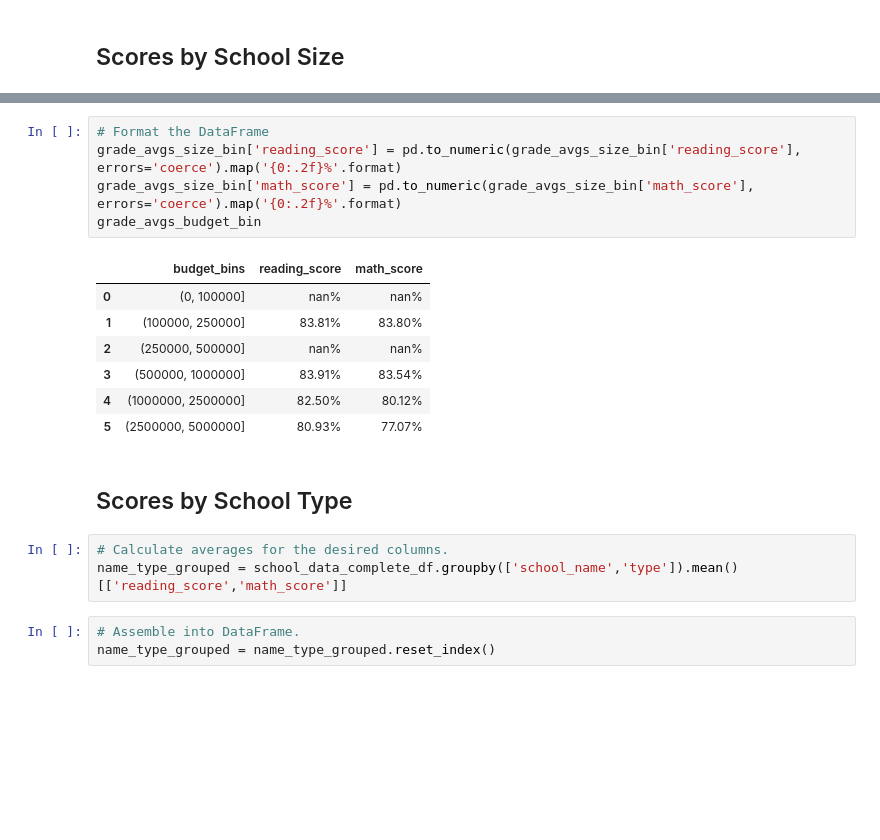
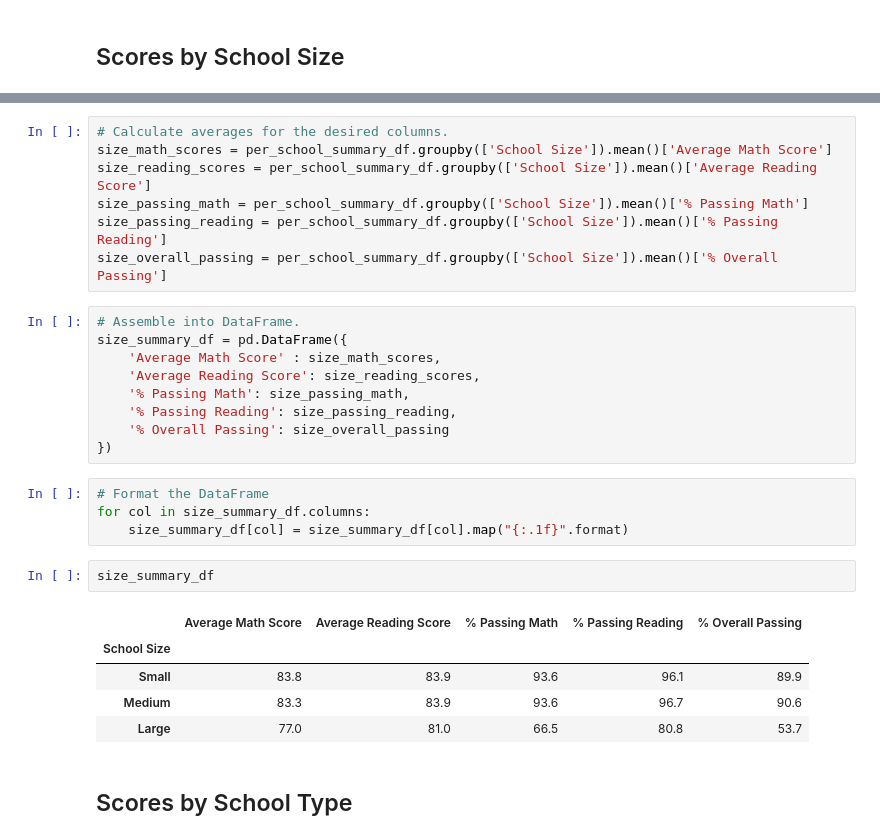
Before and after one commit to liam-selfors/School_District_Analysis, a Jupyter notebook: PyCitySchools_Challenge.ipynb, the cells around one changed output, grey strips where cells are left out. Cells and saved outputs as stored; diff of their text form; blank space fills up the shorter version.

```diff
--- a/PyCitySchools_Challenge.ipynb
+++ b/PyCitySchools_Challenge.ipynb
@@ -490,21 +485,30 @@ grade_avgs_size_bin = grade_avgs_size_bin.reset_index()
-# %%
-# Format the DataFrame
-grade_avgs_size_bin['reading_score'] = pd.to_numeric(grade_avgs_size_bin['reading_score'], errors='coerce').map('{0:.2f}%'.format)
-grade_avgs_size_bin['math_score'] = pd.to_numeric(grade_avgs_size_bin['math_score'], errors='coerce').map('{0:.2f}%'.format)
-grade_avgs_budget_bin
-# %% [output]
-|  | budget_bins | reading_score | math_score |
-| 0 | (0, 100000] | nan% | nan% |
-| 1 | (100000, 250000] | 83.81% | 83.80% |
-| 2 | (250000, 500000] | nan% | nan% |
-| 3 | (500000, 1000000] | 83.91% | 83.54% |
-| 4 | (1000000, 2500000] | 82.50% | 80.12% |
-| 5 | (2500000, 5000000] | 80.93% | 77.07% |
+# %%
+# Calculate averages for the desired columns.
+size_math_scores = per_school_summary_df.groupby(['School Size']).mean()['Average Math Score']
+size_reading_scores = per_school_summary_df.groupby(['School Size']).mean()['Average Reading Score']
+size_passing_math = per_school_summary_df.groupby(['School Size']).mean()['% Passing Math']
+size_passing_reading = per_school_summary_df.groupby(['School Size']).mean()['% Passing Reading']
+size_overall_passing = per_school_summary_df.groupby(['School Size']).mean()['% Overall Passing']
+# %%
+# Assemble into DataFrame.
+size_summary_df = pd.DataFrame({
+    'Average Math Score' : size_math_scores,
+    'Average Reading Score': size_reading_scores,
+    '% Passing Math': size_passing_math,
+    '% Passing Reading': size_passing_reading,
+    '% Overall Passing': size_overall_passing
+})
+# %%
+# Format the DataFrame
+for col in size_summary_df.columns:
+    size_summary_df[col] = size_summary_df[col].map("{:.1f}".format)
+# %%
+size_summary_df
+# %% [output]
+|  | Average Math Score | Average Reading Score | % Passing Math | % Passing Reading | % Overall Passing |
+| School Size |  |  |  |  |  |
+| Small | 83.8 | 83.9 | 93.6 | 96.1 | 89.9 |
+| Medium | 83.3 | 83.9 | 93.6 | 96.7 | 90.6 |
+| Large | 77.0 | 81.0 | 66.5 | 80.8 | 53.7 |
 # %% [markdown]
 ## Scores by School Type
-# %%
-# Calculate averages for the desired columns.
-name_type_grouped = school_data_complete_df.groupby(['school_name','type']).mean()[['reading_score','math_score']]
-# %%
-# Assemble into DataFrame.
-name_type_grouped = name_type_grouped.reset_index()
```
Also changed, not shown: parts of 16 cells of this notebook, 13 other files.
